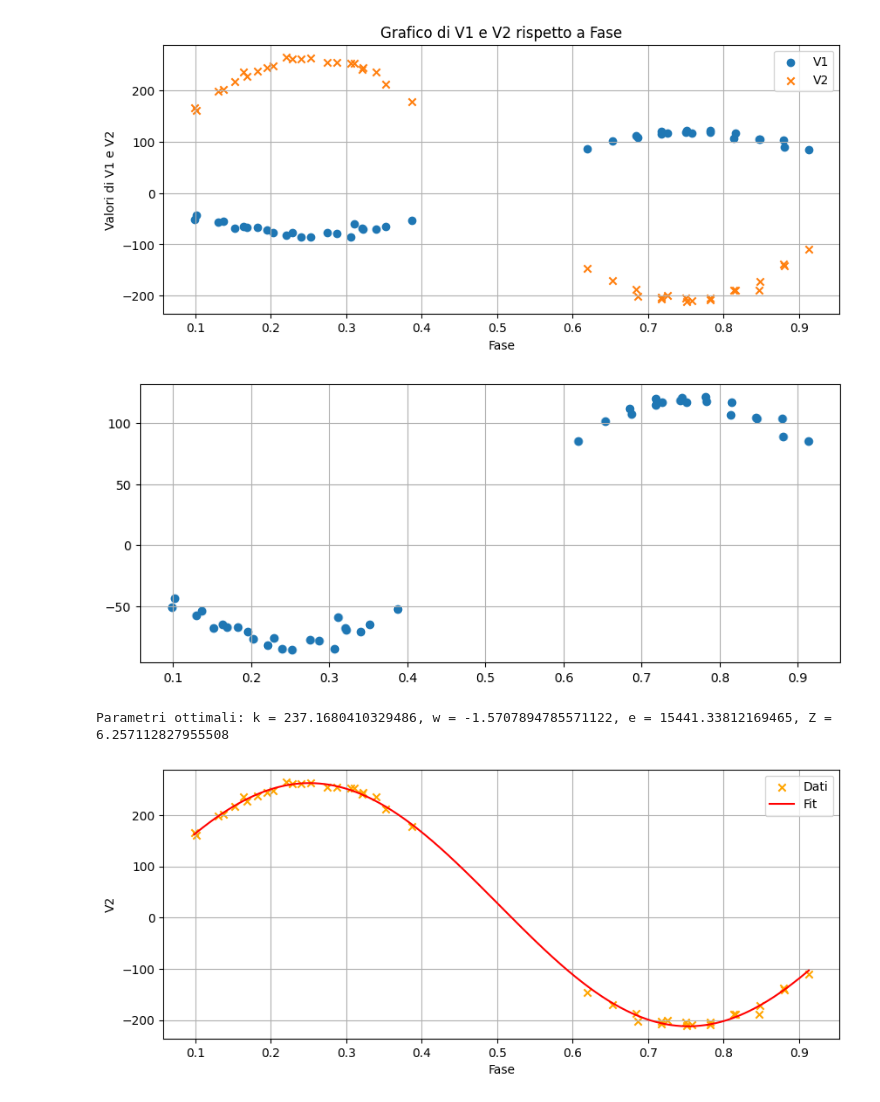
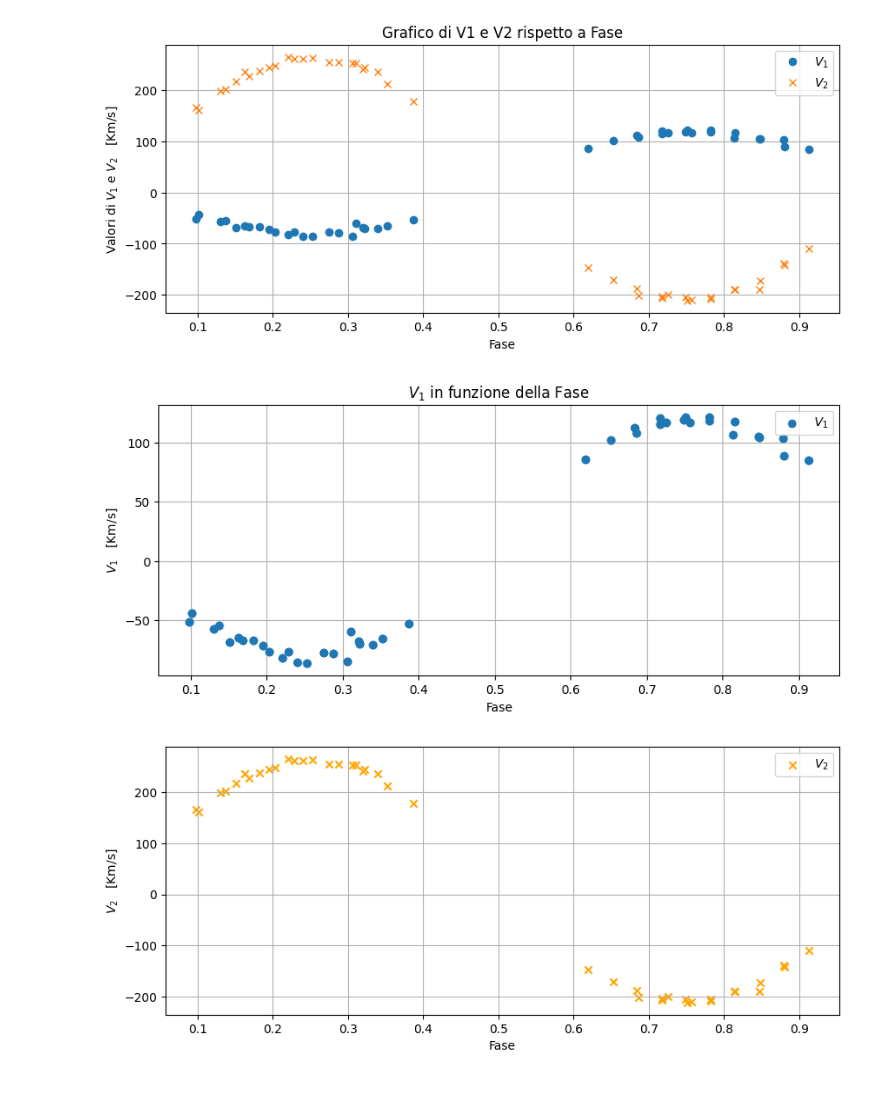
Before and after one commit to Sebyiossa/Progetto-Analisi-dati-2024, a Jupyter notebook: Progetti analisi statistica dei dati -Stelle Binarie.ipynb, the cells around one changed output. Saved outputs shown, nothing was run; the diff lists cells and outputs as text; code cells hidden in the pictures.

```diff
--- a/Progetti analisi statistica dei dati -Stelle Binarie.ipynb
+++ b/Progetti analisi statistica dei dati -Stelle Binarie.ipynb
@@ -30,47 +77,57 @@ df
 # %%
+import matplotlib.pyplot as plt
+
+# Assumendo che df sia il DataFrame che contiene i dati
+# err_V1 e err_V2 sono le colonne dei pesi degli errori
+err_V1 =df['w1']+9
+err_V2 = df['w2']+9
 
 if {'Fase', 'V1', 'V2'}.issubset(df.columns):
     plt.figure(figsize=(10, 4))
-    plt.scatter(df['Fase'], df['V1'], label='V1', marker='o')
-    plt.scatter(df['Fase'], df['V2'], label='V2', marker='x')
 
+    # Aggiungere i grafici a dispersione con barre di errore
+    plt.errorbar(df['Fase'], df['V1'],  fmt='o', label='$V_1$', capsize=5, ecolor='b')
+    plt.errorbar(df['Fase'], df['V2'],  fmt='x', label='$V_2$', capsize=5, ecolor='r')
 
     plt.title('Grafico di V1 e V2 rispetto a Fase')
     plt.xlabel('Fase')
-    plt.ylabel('Valori di V1 e V2')
-    plt.ylim
+    plt.ylabel('Valori di $V_1$ e $V_2$   [Km/s]')
+
+    # Calcolare i limiti dell'asse y
+    min_y = min((df['V1'] -err_V1).min(), (df['V2'] - err_V2).min())
+    max_y = max((df['V1'] + err_V1).max(), (df['V2'] + err_V2).max())
+    #plt.ylim([min_y, max_y])
+
     plt.legend()
-
-
     plt.grid(True)
     plt.show()
 else:
     print("Le colonne Fase, V1 e V2 non sono presenti nel file CSV.")
 # %% [output]
-[figure, old version]
+[figure, new version]
 # %%
 
 # Creare la figura con dimensioni specificate
 plt.figure(figsize=(10, 4))
 Fase=df['Fase']
 V1=df['V1']
 # Creare il grafico a dispersione
-plt.scatter(Fase, V1)
-
-
+plt.scatter(Fase, V1, marker='o', label='$V_1$')
+plt.errorbar(df['Fase'], df['V1'], fmt='o', capsize=5, ecolor='b')
+plt.title('$V_1$ in funzione della Fase')
+plt.xlabel('Fase')
+plt.legend()
+plt.ylabel('$V_1$   [Km/s]')
 plt.grid(True)
 plt.show()
 # %% [output]
-[figure, old version]
+[figure, new version]
 # %%
 import numpy as np
 import pandas as pd
 import matplotlib.pyplot as plt
 from scipy.optimize import curve_fit
 
-# Supponendo che df sia già definito e contenga le colonne 'Fase' e 'V2'
-# df = pd.read_csv('path_to_your_file.csv')  # Se i dati sono in un file CSV
-# df deve contenere le colonne 'Fase' e 'V2'
 
 # Verifica che df sia definito
 if 'df' in locals():
@@ -83,30 +140,13 @@ else:
 plt.figure(figsize=(10, 4))
 
 # Creare il grafico a dispersione
-plt.scatter(Fase, V2, marker='x', color='orange', label='Dati')
+plt.scatter(Fase, V2, marker='x', color='orange', label='$V_2$')
 
-# Definire la funzione di cui fare il fit
-def model(Fase, k, w, e, Z):
-    return k * (np.cos(Z * Fase + w) + e * np.cos(w))
 
-# Eseguire il fit con valori iniziali specificati
-# p0 sono i valori iniziali di k, w, e, Z
-p0 = [1, 1, 0.1, 1]  # Puoi cambiare questi valori con delle stime iniziali appropriate
-popt, pcov = curve_fit(model, Fase, V2, p0=p0, maxfev=5000)  # Aumenta maxfev se necessario
-
-# Estrarre i parametri ottimali
-k_opt, w_opt, e_opt, Z_opt = popt
-print(f'Parametri ottimali: k = {k_opt}, w = {w_opt}, e = {e_opt}, Z = {Z_opt}')
-
-# Grafico del fit
-Fase_fit = np.linspace(min(Fase), max(Fase), 500)
-V2_fit = model(Fase_fit, *popt)
-plt.plot(Fase_fit, V2_fit, color='red', label='Fit')
-plt.ylabel('V2')
+plt.ylabel('$V_2$   [Km/s]')
 plt.xlabel('Fase')
 plt.legend()
 plt.grid(True)
 plt.show()
 # %% [output]
-Parametri ottimali: k = 237.1680410329486, w = -1.5707894785571122, e = 15441.33812169465, Z = 6.257112827955508
-[figure, old version]
+[figure, new version]
```
Also changed, not shown: parts of 24 cells of this notebook, 1 other file.
